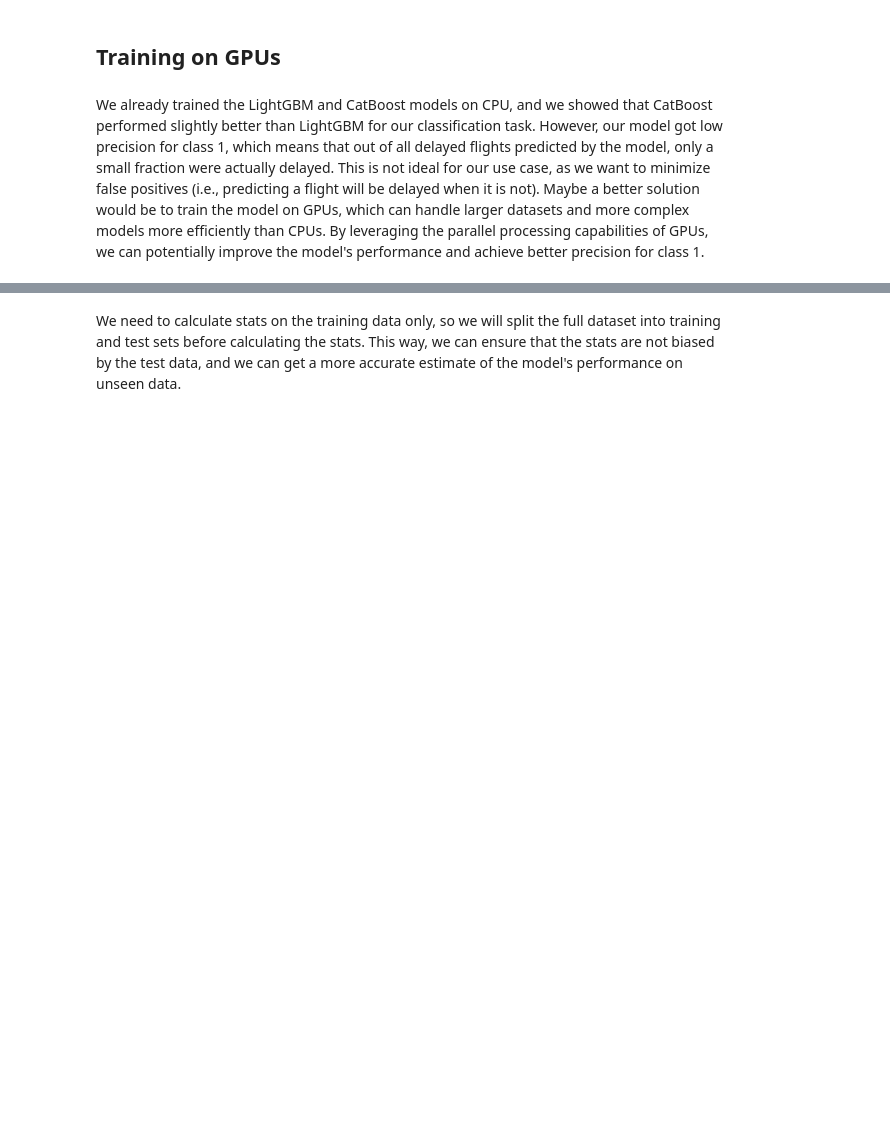
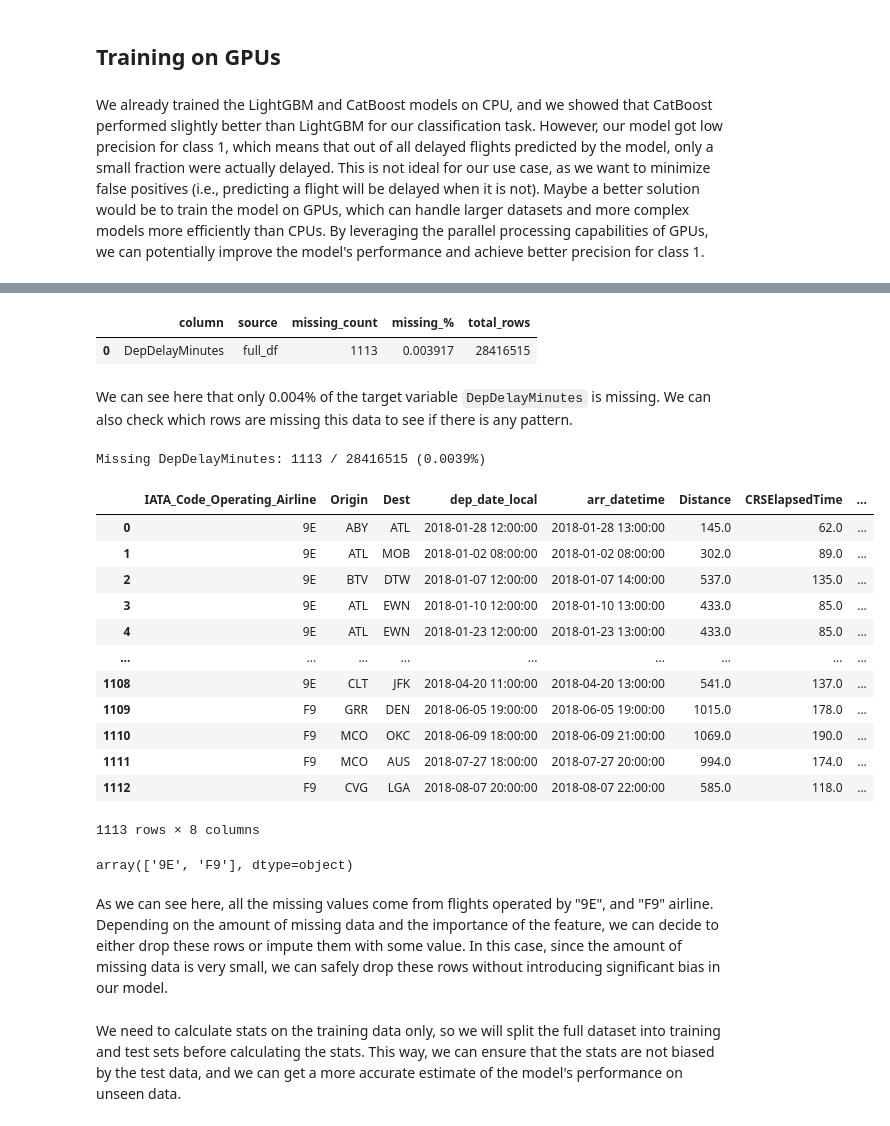
Before and after one commit to rashdul/flight-delay-prediction, a Jupyter notebook: notebooks/04_training_the_model.ipynb, the cells around one changed output, grey strips where cells are left out. Cells and saved outputs as stored; diff of their text form; code cells hidden in the pictures; blank space fills up the shorter version.

```diff
--- a/notebooks/04_training_the_model.ipynb
+++ b/notebooks/04_training_the_model.ipynb
@@ -671,4 +675,4 @@ array([[0.74138222, 0.25861778]])
 # %% [markdown]
 We already trained the LightGBM and CatBoost models on CPU, and we showed that CatBoost performed slightly better than LightGBM for our classification task. However, our model got low precision for class 1, which means that out of all delayed flights predicted by the model, only a small fraction were actually delayed. This is not ideal for our use case, as we want to minimize false positives (i.e., predicting a flight will be delayed when it is not). Maybe a better solution would be to train the model on GPUs, which can handle larger datasets and more complex models more efficiently than CPUs. By leveraging the parallel processing capabilities of GPUs, we can potentially improve the model's performance and achieve better precision for class 1.
 # %%
-full_df = pd.read_parquet('./data/full_df.parquet')
+full_df = pd.read_parquet('./data/full_df_v3.parquet')
@@ -674,0 +683,48 @@ full_df = pd.read_parquet('./data/full_df.parquet')
+# %%
+rows = []
+s = full_df["DepDelayMinutes"]
+rows.append({
+    "column": "DepDelayMinutes",
+    "source": "full_df",
+    "missing_count": int(s.isna().sum()),
+    "missing_%": float(s.isna().mean() * 100),
+    "total_rows": int(len(s)),
+})
+
+missing_summary = pd.DataFrame(rows).sort_values(["missing_%", "missing_count"], ascending=False).reset_index(drop=True)
+display(missing_summary)
+# %% [output]
+|  | column | source | missing_count | missing_% | total_rows |
+| 0 | DepDelayMinutes | full_df | 1113 | 0.003917 | 28416515 |
+# %% [markdown]
+We can see here that only 0.004% of the target variable `DepDelayMinutes` is missing. We can also check which rows are missing this data to see if there is any pattern.
+# %%
+missing_mask = full_df["DepDelayMinutes"].isna()
+n_missing = int(missing_mask.sum())
+n_total = int(len(full_df))
+print(f"Missing DepDelayMinutes: {n_missing} / {n_total} ({(n_missing/n_total)*100:.4f}%)")
+
+key_cols = [c for c in ["IATA_Code_Operating_Airline", "Origin", "Dest", "dep_date_local", "arr_datetime", "Distance", "CRSElapsedTime"] if c in full_df.columns]
+if n_missing > 0:
+    display(full_df.loc[missing_mask, key_cols + ["DepDelayMinutes"]].reset_index(drop=True))
+# %% [output]
+Missing DepDelayMinutes: 1113 / 28416515 (0.0039%)
+|  | IATA_Code_Operating_Airline | Origin | Dest | dep_date_local | arr_datetime | Distance | CRSElapsedTime | ... |
+| 0 | 9E | ABY | ATL | 2018-01-28 12:00:00 | 2018-01-28 13:00:00 | 145.0 | 62.0 | ... |
+| 1 | 9E | ATL | MOB | 2018-01-02 08:00:00 | 2018-01-02 08:00:00 | 302.0 | 89.0 | ... |
+| 2 | 9E | BTV | DTW | 2018-01-07 12:00:00 | 2018-01-07 14:00:00 | 537.0 | 135.0 | ... |
+| 3 | 9E | ATL | EWN | 2018-01-10 12:00:00 | 2018-01-10 13:00:00 | 433.0 | 85.0 | ... |
+| 4 | 9E | ATL | EWN | 2018-01-23 12:00:00 | 2018-01-23 13:00:00 | 433.0 | 85.0 | ... |
+| ... | ... | ... | ... | ... | ... | ... | ... | ... |
+| 1108 | 9E | CLT | JFK | 2018-04-20 11:00:00 | 2018-04-20 13:00:00 | 541.0 | 137.0 | ... |
+| 1109 | F9 | GRR | DEN | 2018-06-05 19:00:00 | 2018-06-05 19:00:00 | 1015.0 | 178.0 | ... |
+| 1110 | F9 | MCO | OKC | 2018-06-09 18:00:00 | 2018-06-09 21:00:00 | 1069.0 | 190.0 | ... |
+| 1111 | F9 | MCO | AUS | 2018-07-27 18:00:00 | 2018-07-27 20:00:00 | 994.0 | 174.0 | ... |
+| 1112 | F9 | CVG | LGA | 2018-08-07 20:00:00 | 2018-08-07 22:00:00 | 585.0 | 118.0 | ... |
+1113 rows × 8 columns
+# %%
+full_df[missing_mask]['IATA_Code_Operating_Airline'].unique()
+# %% [output]
+array(['9E', 'F9'], dtype=object)
+# %% [markdown]
+As we can see here, all the missing values come from flights operated by "9E", and "F9" airline. Depending on the amount of missing data and the importance of the feature, we can decide to either drop these rows or impute them with some value. In this case, since the amount of missing data is very small, we can safely drop these rows without introducing significant bias in our model.
```
Also changed, not shown: parts of 6 cells of this notebook.
